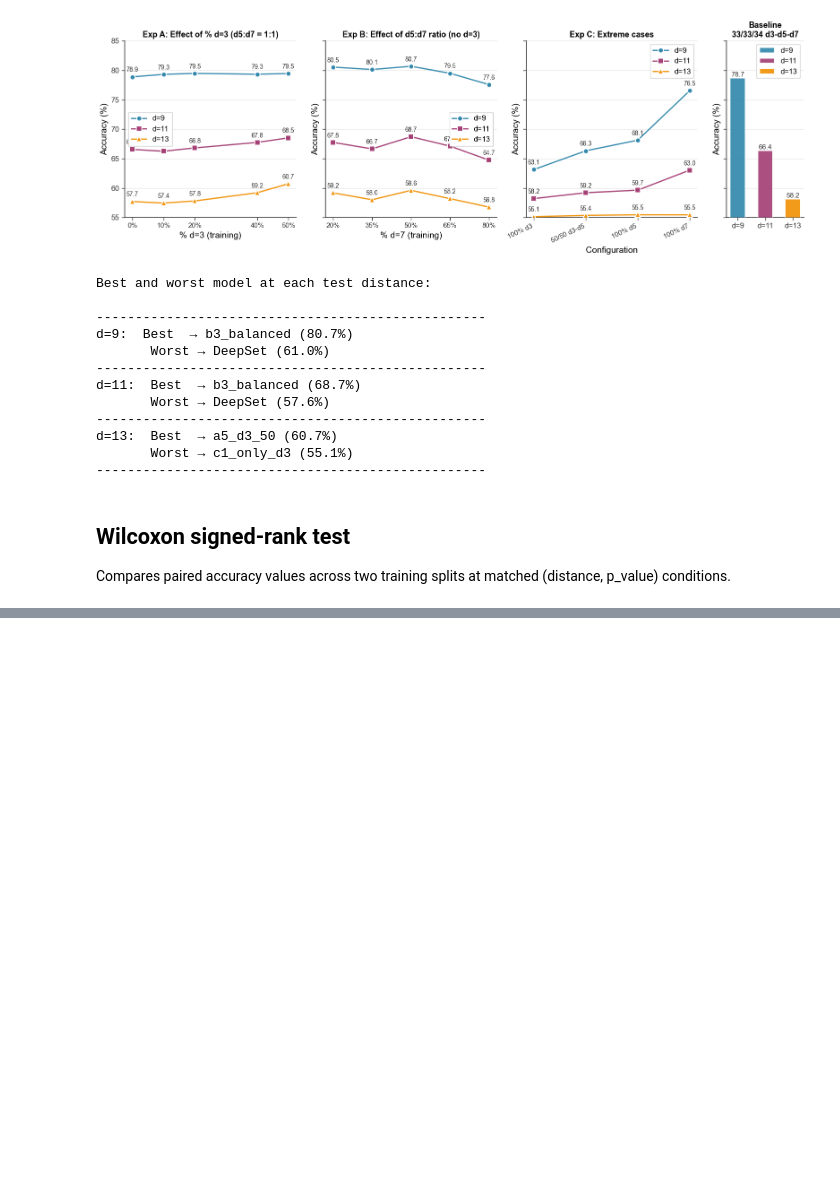
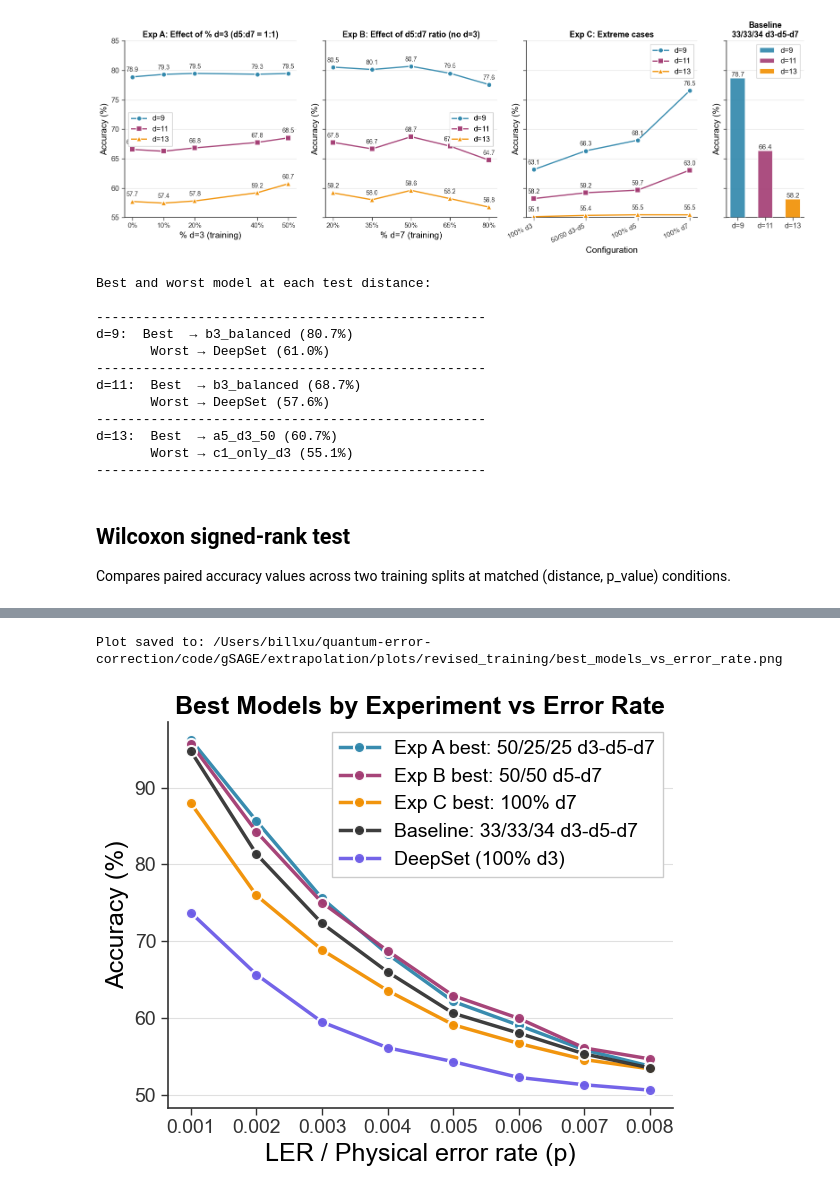
Before and after one commit to billxby/quantum-error-correction, a Jupyter notebook: code/gSAGE/extrapolation/graphing.ipynb, the cells around one changed output, grey strips where cells are left out. Saved outputs shown, nothing was run; the diff lists cells and outputs as text; code cells hidden in the pictures; blank space fills up the shorter version.

```diff
--- a/code/gSAGE/extrapolation/graphing.ipynb
+++ b/code/gSAGE/extrapolation/graphing.ipynb
@@ -400,3 +400,62 @@ Plot saved to: G:\My Drive\Research\QEC\quantum-error-correction\quantum-error-c
 [figure]
 # %%
-# COde here
+# Best model per experiment (by mean accuracy over d=9,11,13)
+exp_a_splits = [e[0] for e in exp_a]
+exp_b_splits = [e[0] for e in exp_b]
+exp_c_splits = [e[0] for e in exp_c]
+
+def best_in_group(splits):
+    means = [(s, np.nanmean([acc_by_split[s].get(d, np.nan) for d in TEST_DISTANCES]))
+             for s in splits if s in acc_by_split]
+    return max(means, key=lambda x: x[1])[0] if means else None
+
+best_a = best_in_group(exp_a_splits)
+best_b = best_in_group(exp_b_splits)
+best_c = best_in_group(exp_c_splits)
+baseline_split = 'equal_333333'
+
+def _label(s):
+    return SPLIT_LABELS.get(s, s) if s else s
+
+models_to_plot = [
+    (best_a, f'Exp A best: {_label(best_a)}', '#2E86AB'),
+    (best_b, f'Exp B best: {_label(best_b)}', '#A23B72'),
+    (best_c, f'Exp C best: {_label(best_c)}', '#F18F01'),
+    (baseline_split, f'Baseline: {_label(baseline_split)}', '#333333'),
+    ('DeepSet', f'DeepSet ({_label(best_deepsets_split)})' if best_deepsets_split else 'DeepSet', '#6C5CE7'),
+]
+
+# Average accuracy over d=9,11,13 for each (model, p_value)
+fig, ax = plt.subplots(figsize=(6, 5))
+for split_name, label, color in models_to_plot:
+    if split_name not in acc_by_split:
+        continue
+    subset = df_results[(df_results['split_name'] == split_name) &
+                       (df_results['distance'].isin(TEST_DISTANCES))]
+    if len(subset) == 0:
+        continue
+    by_p = subset.groupby('p_value')['accuracy'].mean() * 100
+    ax.plot(by_p.index, by_p.values, 'o-', label=label, color=color, linewidth=2.5,
+            markersize=8, markeredgecolor='white', markeredgewidth=1.5, alpha=0.95, zorder=3)
+
+ax.set_xlabel('LER / Physical error rate (p)', fontsize=18)
+ax.set_ylabel('Accuracy (%)', fontsize=18)
+ax.set_title('Best Models by Experiment vs Error Rate', fontsize=18, fontweight='bold')
+ax.tick_params(axis='both', labelsize=14, width=1, length=5, colors='#333333')
+ax.legend(fontsize=14, frameon=True, fancybox=False, framealpha=1.0,
+          edgecolor='#cccccc', facecolor='white', loc='upper right')
+ax.grid(True, alpha=0.3, linestyle='-', linewidth=0.8, axis='y', color='#999999')
+ax.set_axisbelow(True)
+for spine in ['top', 'right']:
+    ax.spines[spine].set_visible(False)
+for spine in ['bottom', 'left']:
+    ax.spines[spine].set_linewidth(1.2)
+    ax.spines[spine].set_edgecolor('#333333')
+plt.tight_layout()
+plt.savefig(PLOTS_DIR / "best_models_vs_error_rate.png", dpi=300, bbox_inches='tight')
+print(f"Plot saved to: {PLOTS_DIR / 'best_models_vs_error_rate.png'}")
+plt.show()
+plt.close()
+# %% [output]
+Plot saved to: /Users/billxu/quantum-error-correction/code/gSAGE/extrapolation/plots/revised_training/best_models_vs_error_rate.png
+[figure, added]
```
Also changed, not shown: parts of 3 cells of this notebook, 7 other files.
